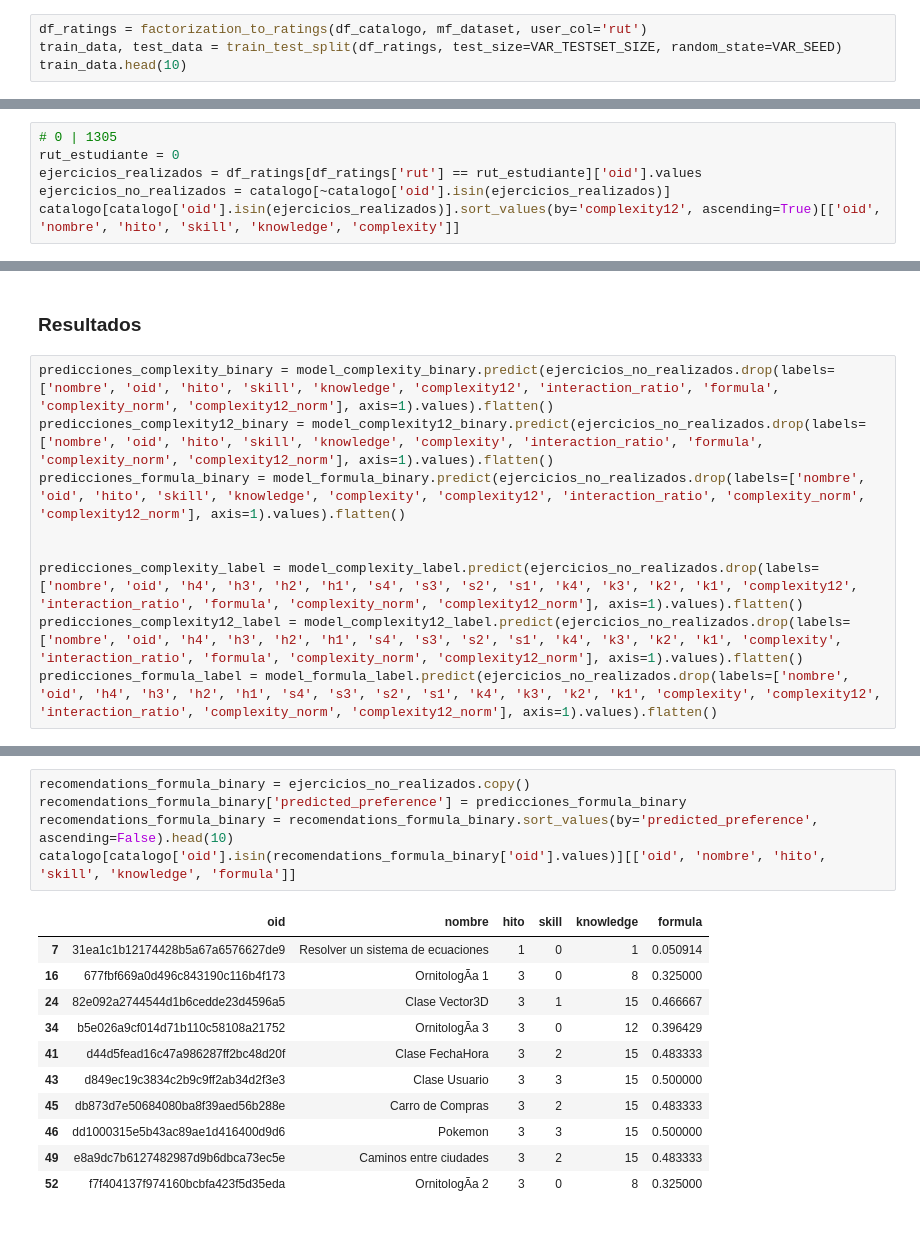
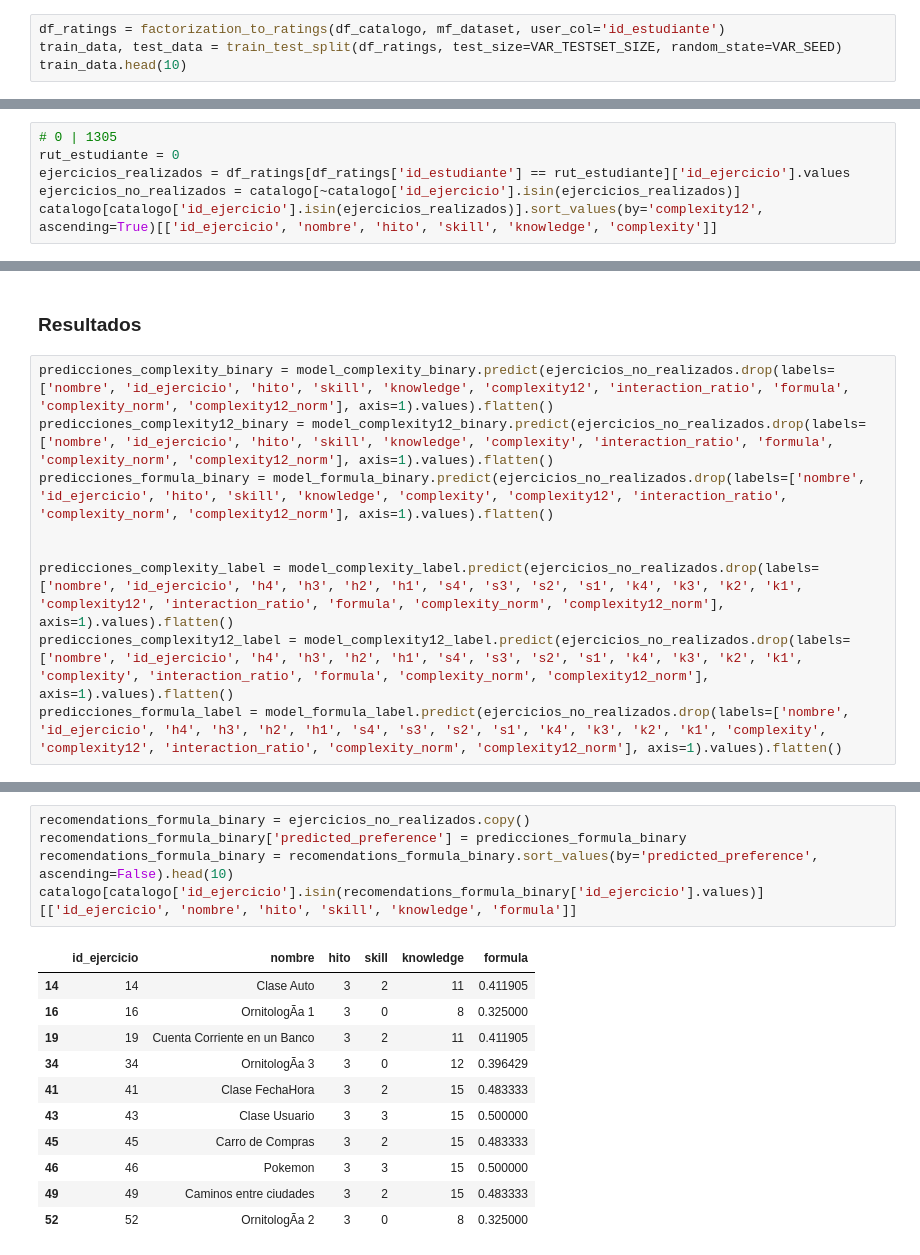
Before and after one commit to edgar-ramxs/RecSysUnab, a Jupyter notebook: models/tensorflow.ipynb, the cells around one changed output, grey strips where cells are left out. Saved outputs shown, nothing was run; the diff lists cells and outputs as text.

```diff
--- a/models/tensorflow.ipynb
+++ b/models/tensorflow.ipynb
@@ -60,6 +59,6 @@ df_catalogo.head()
 5 rows × 23 columns
 # %%
-df_ratings = factorization_to_ratings(df_catalogo, mf_dataset, user_col='rut')
+df_ratings = factorization_to_ratings(df_catalogo, mf_dataset, user_col='id_estudiante')
 train_data, test_data = train_test_split(df_ratings, test_size=VAR_TESTSET_SIZE, random_state=VAR_SEED)
 train_data.head(10)
 # %% [output]
@@ -285,7 +257,7 @@ Loss en el conjunto de prueba: 180342.015625
 # %%
 # 0 | 1305
 rut_estudiante = 0
-ejercicios_realizados = df_ratings[df_ratings['rut'] == rut_estudiante]['oid'].values
-ejercicios_no_realizados = catalogo[~catalogo['oid'].isin(ejercicios_realizados)]
-catalogo[catalogo['oid'].isin(ejercicios_realizados)].sort_values(by='complexity12', ascending=True)[['oid', 'nombre', 'hito', 'skill', 'knowledge', 'complexity']]
+ejercicios_realizados = df_ratings[df_ratings['id_estudiante'] == rut_estudiante]['id_ejercicio'].values
+ejercicios_no_realizados = catalogo[~catalogo['id_ejercicio'].isin(ejercicios_realizados)]
+catalogo[catalogo['id_ejercicio'].isin(ejercicios_realizados)].sort_values(by='complexity12', ascending=True)[['id_ejercicio', 'nombre', 'hito', 'skill', 'knowledge', 'complexity']]
 # %% [output]
@@ -308,12 +280,12 @@ catalogo[catalogo['oid'].isin(ejercicios_realizados)].sort_values(by='complexity
 # %% [markdown]
 ### Resultados
 # %%
-predicciones_complexity_binary = model_complexity_binary.predict(ejercicios_no_realizados.drop(labels=['nombre', 'oid', 'hito', 'skill', 'knowledge', 'complexity12', 'interaction_ratio', 'formula', 'complexity_norm', 'complexity12_norm'], axis=1).values).flatten()
-predicciones_complexity12_binary = model_complexity12_binary.predict(ejercicios_no_realizados.drop(labels=['nombre', 'oid', 'hito', 'skill', 'knowledge', 'complexity', 'interaction_ratio', 'formula', 'complexity_norm', 'complexity12_norm'], axis=1).values).flatten()
-predicciones_formula_binary = model_formula_binary.predict(ejercicios_no_realizados.drop(labels=['nombre', 'oid', 'hito', 'skill', 'knowledge', 'complexity', 'complexity12', 'interaction_ratio', 'complexity_norm', 'complexity12_norm'], axis=1).values).flatten()
+predicciones_complexity_binary = model_complexity_binary.predict(ejercicios_no_realizados.drop(labels=['nombre', 'id_ejercicio', 'hito', 'skill', 'knowledge', 'complexity12', 'interaction_ratio', 'formula', 'complexity_norm', 'complexity12_norm'], axis=1).values).flatten()
+predicciones_complexity12_binary = model_complexity12_binary.predict(ejercicios_no_realizados.drop(labels=['nombre', 'id_ejercicio', 'hito', 'skill', 'knowledge', 'complexity', 'interaction_ratio', 'formula', 'complexity_norm', 'complexity12_norm'], axis=1).values).flatten()
+predicciones_formula_binary = model_formula_binary.predict(ejercicios_no_realizados.drop(labels=['nombre', 'id_ejercicio', 'hito', 'skill', 'knowledge', 'complexity', 'complexity12', 'interaction_ratio', 'complexity_norm', 'complexity12_norm'], axis=1).values).flatten()
 
 
-predicciones_complexity_label = model_complexity_label.predict(ejercicios_no_realizados.drop(labels=['nombre', 'oid', 'h4', 'h3', 'h2', 'h1', 's4', 's3', 's2', 's1', 'k4', 'k3', 'k2', 'k1', 'complexity12', 'interaction_ratio', 'formula', 'complexity_norm', 'complexity12_norm'], axis=1).values).flatten()
-predicciones_complexity12_label = model_complexity12_label.predict(ejercicios_no_realizados.drop(labels=['nombre', 'oid', 'h4', 'h3', 'h2', 'h1', 's4', 's3', 's2', 's1', 'k4', 'k3', 'k2', 'k1', 'complexity', 'interaction_ratio', 'formula', 'complexity_norm', 'complexity12_norm'], axis=1).values).flatten()
-predicciones_formula_label = model_formula_label.predict(ejercicios_no_realizados.drop(labels=['nombre', 'oid', 'h4', 'h3', 'h2', 'h1', 's4', 's3', 's2', 's1', 'k4', 'k3', 'k2', 'k1', 'complexity', 'complexity12', 'interaction_ratio', 'complexity_norm', 'complexity12_norm'], axis=1).values).flatten()
+predicciones_complexity_label = model_complexity_label.predict(ejercicios_no_realizados.drop(labels=['nombre', 'id_ejercicio', 'h4', 'h3', 'h2', 'h1', 's4', 's3', 's2', 's1', 'k4', 'k3', 'k2', 'k1', 'complexity12', 'interaction_ratio', 'formula', 'complexity_norm', 'complexity12_norm'], axis=1).values).flatten()
+predicciones_complexity12_label = model_complexity12_label.predict(ejercicios_no_realizados.drop(labels=['nombre', 'id_ejercicio', 'h4', 'h3', 'h2', 'h1', 's4', 's3', 's2', 's1', 'k4', 'k3', 'k2', 'k1', 'complexity', 'interaction_ratio', 'formula', 'complexity_norm', 'complexity12_norm'], axis=1).values).flatten()
+predicciones_formula_label = model_formula_label.predict(ejercicios_no_realizados.drop(labels=['nombre', 'id_ejercicio', 'h4', 'h3', 'h2', 'h1', 's4', 's3', 's2', 's1', 'k4', 'k3', 'k2', 'k1', 'complexity', 'complexity12', 'interaction_ratio', 'complexity_norm', 'complexity12_norm'], axis=1).values).flatten()
 # %% [output]
@@ -360,17 +332,17 @@ catalogo[catalogo['oid'].isin(recomendations_complexity12_binary['oid'].values)]
 # %%
 recomendations_formula_binary = ejercicios_no_realizados.copy()
 recomendations_formula_binary['predicted_preference'] = predicciones_formula_binary
 recomendations_formula_binary = recomendations_formula_binary.sort_values(by='predicted_preference', ascending=False).head(10)
-catalogo[catalogo['oid'].isin(recomendations_formula_binary['oid'].values)][['oid', 'nombre', 'hito', 'skill', 'knowledge', 'formula']]
+catalogo[catalogo['id_ejercicio'].isin(recomendations_formula_binary['id_ejercicio'].values)][['id_ejercicio', 'nombre', 'hito', 'skill', 'knowledge', 'formula']]
 # %% [output]
-|  | oid | nombre | hito | skill | knowledge | formula |
-| 7 | 31ea1c1b12174428b5a67a6576627de9 | Resolver un sistema de ecuaciones | 1 | 0 | 1 | 0.050914 |
-| 16 | 677fbf669a0d496c843190c116b4f173 | OrnitologÃ­a 1 | 3 | 0 | 8 | 0.325000 |
-| 24 | 82e092a2744544d1b6cedde23d4596a5 | Clase Vector3D | 3 | 1 | 15 | 0.466667 |
-| 34 | b5e026a9cf014d71b110c58108a21752 | OrnitologÃ­a 3 | 3 | 0 | 12 | 0.396429 |
-| 41 | d44d5fead16c47a986287ff2bc48d20f | Clase FechaHora | 3 | 2 | 15 | 0.483333 |
-| 43 | d849ec19c3834c2b9c9ff2ab34d2f3e3 | Clase Usuario | 3 | 3 | 15 | 0.500000 |
-| 45 | db873d7e50684080ba8f39aed56b288e | Carro de Compras | 3 | 2 | 15 | 0.483333 |
-| 46 | dd1000315e5b43ac89ae1d416400d9d6 | Pokemon | 3 | 3 | 15 | 0.500000 |
-| 49 | e8a9dc7b6127482987d9b6dbca73ec5e | Caminos entre ciudades | 3 | 2 | 15 | 0.483333 |
-| 52 | f7f404137f974160bcbfa423f5d35eda | OrnitologÃ­a 2 | 3 | 0 | 8 | 0.325000 |
+|  | id_ejercicio | nombre | hito | skill | knowledge | formula |
+| 14 | 14 | Clase Auto | 3 | 2 | 11 | 0.411905 |
+| 16 | 16 | OrnitologÃ­a 1 | 3 | 0 | 8 | 0.325000 |
+| 19 | 19 | Cuenta Corriente en un Banco | 3 | 2 | 11 | 0.411905 |
+| 34 | 34 | OrnitologÃ­a 3 | 3 | 0 | 12 | 0.396429 |
+| 41 | 41 | Clase FechaHora | 3 | 2 | 15 | 0.483333 |
+| 43 | 43 | Clase Usuario | 3 | 3 | 15 | 0.500000 |
+| 45 | 45 | Carro de Compras | 3 | 2 | 15 | 0.483333 |
+| 46 | 46 | Pokemon | 3 | 3 | 15 | 0.500000 |
+| 49 | 49 | Caminos entre ciudades | 3 | 2 | 15 | 0.483333 |
+| 52 | 52 | OrnitologÃ­a 2 | 3 | 0 | 8 | 0.325000 |
```
Also changed, not shown: parts of 14 cells of this notebook, 13 other files.
